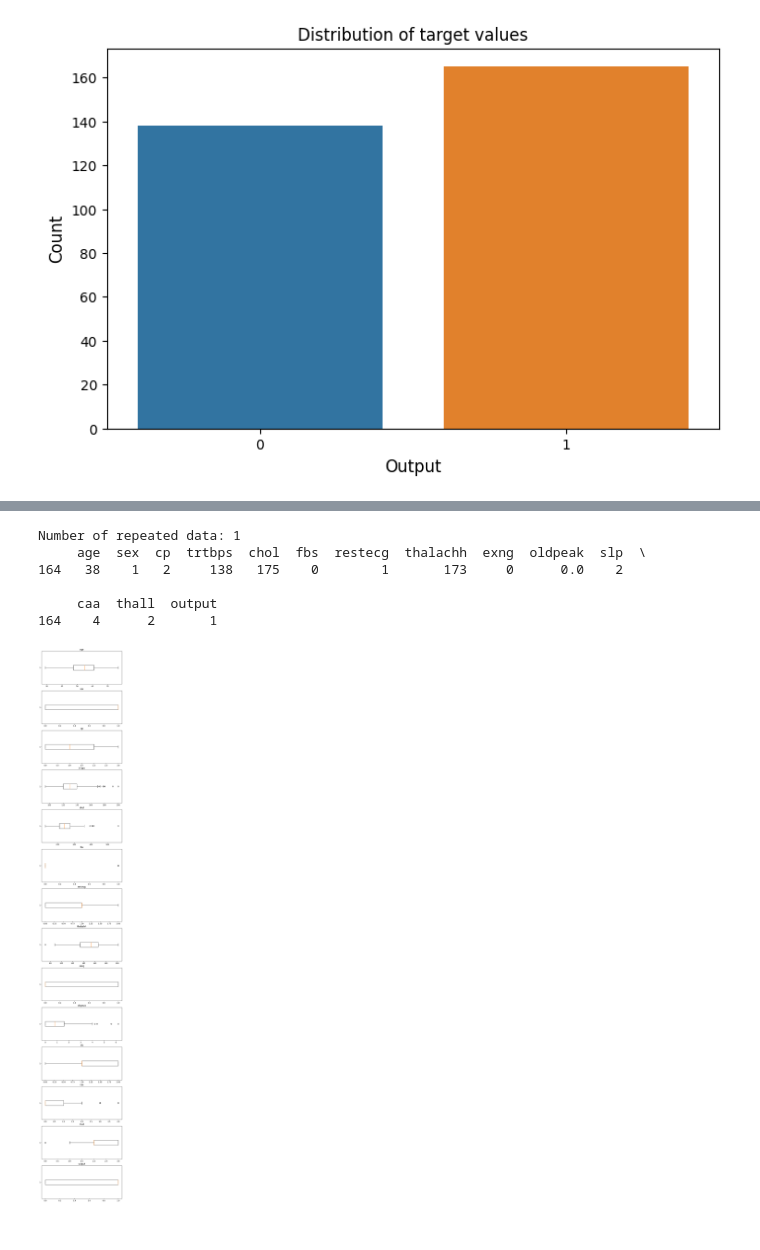
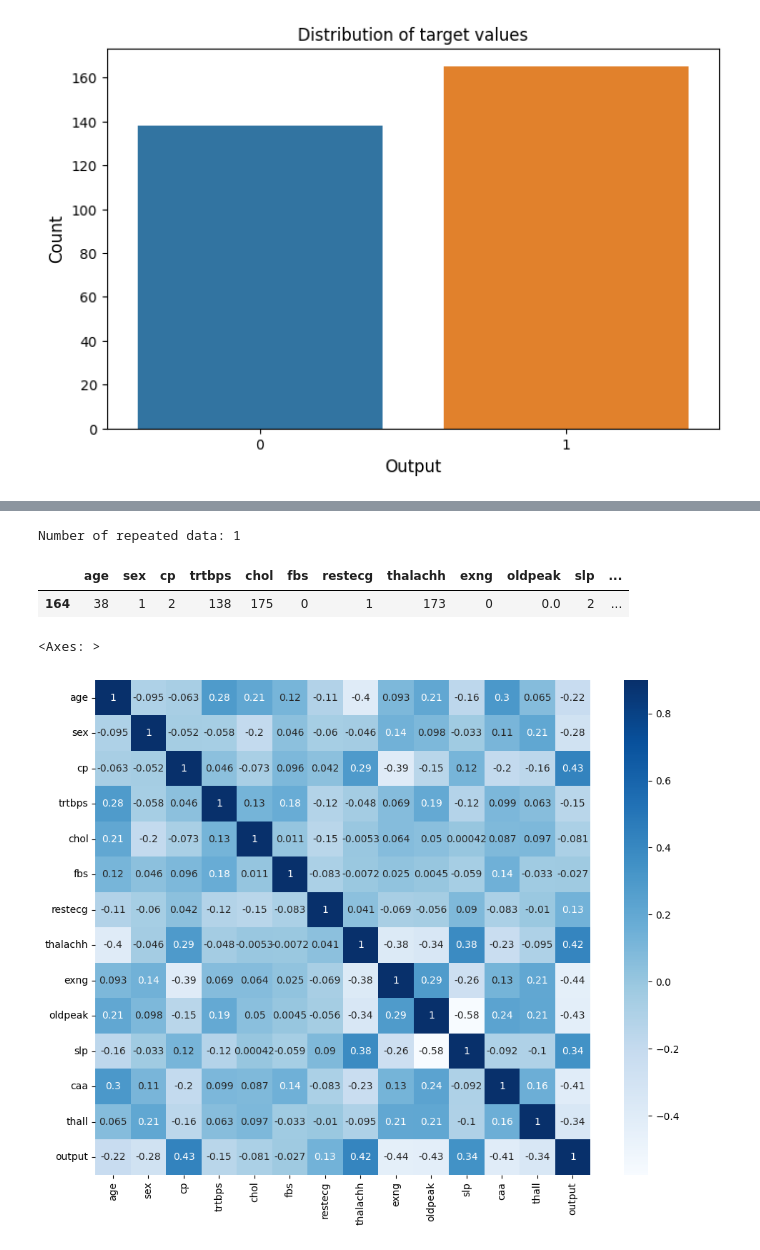
Before and after one commit to zoezhousy/Kaggle_Heart_Attack_Analysis_Prediction, a Jupyter notebook: heart-attack-prediction.ipynb, the cells around one changed output, grey strips where cells are left out. Drawn from its saved outputs; the diff is of its cells as text; code cells hidden in the pictures.

Commit message:
Kaggle Notebook | Heart_Attack_Prediction | Version 2

```diff
--- a/heart-attack-prediction.ipynb
+++ b/heart-attack-prediction.ipynb
@@ -114,19 +134,23 @@ Text(0.5, 1.0, 'Distribution of target values')
 # %%
 # Check repeated data
 print('Number of repeated data:',heart.duplicated().sum())
-print(heart[heart.duplicated()])
+heart[heart.duplicated()]
 # %% [output]
 Number of repeated data: 1
-     age  sex  cp  trtbps  chol  fbs  restecg  thalachh  exng  oldpeak  slp  \
-164   38    1   2     138   175    0        1       173     0      0.0    2
-
-     caa  thall  output
-164    4      2       1
+|  | age | sex | cp | trtbps | chol | fbs | restecg | thalachh | exng | oldpeak | slp | ... |
+| 164 | 38 | 1 | 2 | 138 | 175 | 0 | 1 | 173 | 0 | 0.0 | 2 | ... |
+# %%
+heart.drop_duplicates(inplace=True)
 # %%
 col = heart.columns
 fgi, ax = plt.subplots(len(heart.columns),1 , figsize = (8,55))
 for ind, axi in enumerate(ax.flat):
     axi.boxplot(heart[col[ind]], vert = False)
     axi.set_title(col[ind], size = 12)
-# %% [output]
-[figure, removed]
+# %%
+corr = heart.corr()
+plt.figure(figsize =  (12,9))
+sns.heatmap(corr, vmax=0.9, cmap="Blues", square=True, annot = True)
+# %% [output]
+<Axes: >
+[figure, added]
```
Also changed, not shown: parts of 14 cells of this notebook.
